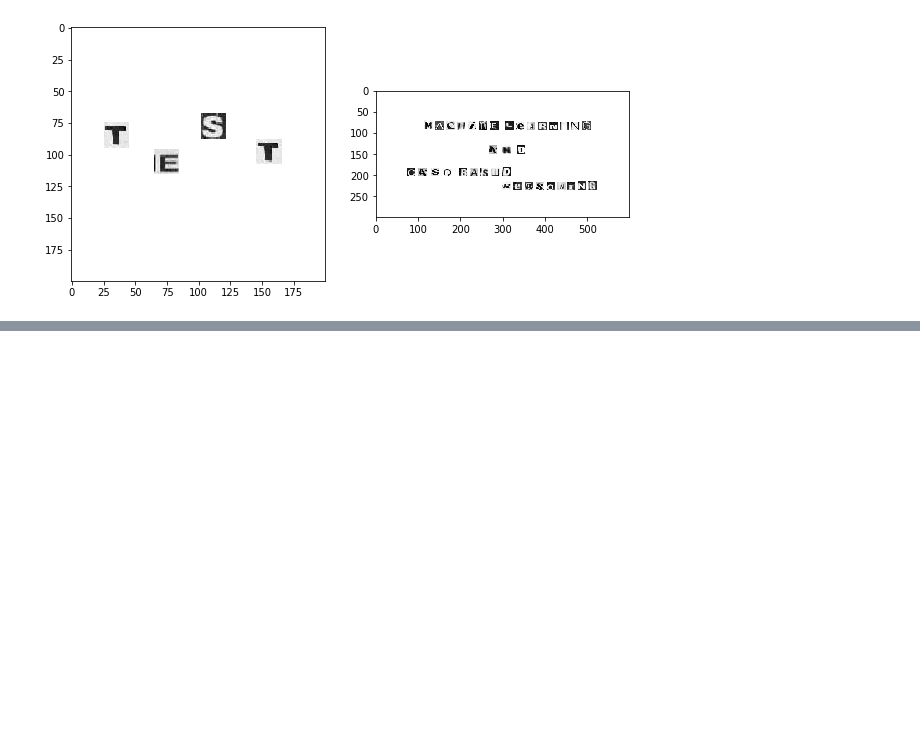
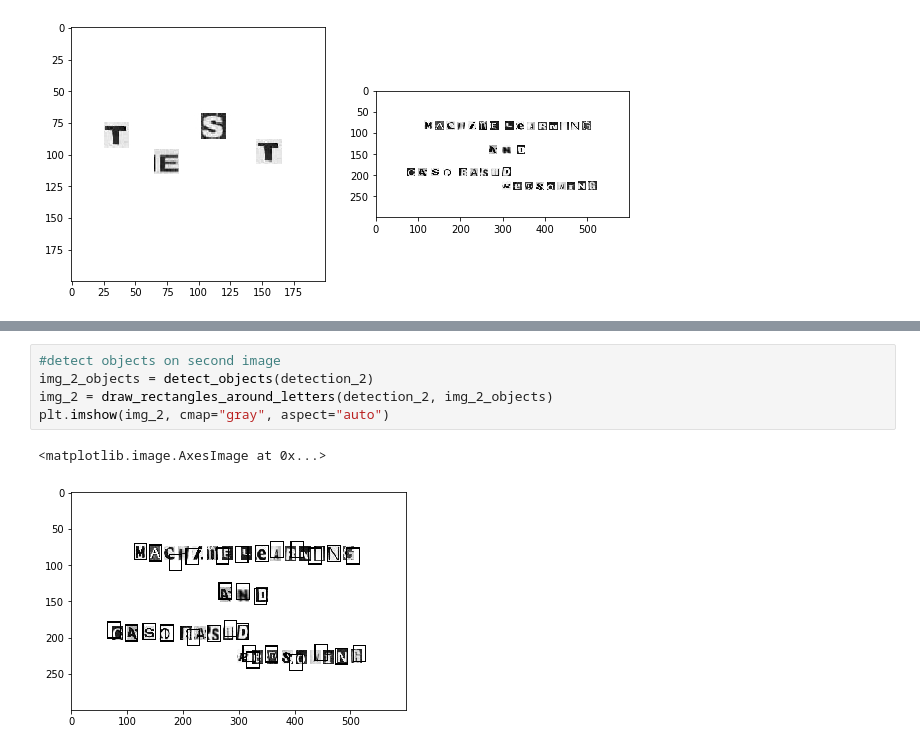
Before and after one commit to VemundFredriksen/TDT4173-Machine-Learning, a Jupyter notebook: Assignment 5/ex_5.ipynb, the cells around one changed output, grey strips where cells are left out. Cells and saved outputs as stored; diff of their text form; blank space fills up the shorter version.

```diff
--- a/Assignment 5/ex_5.ipynb
+++ b/Assignment 5/ex_5.ipynb
@@ -153,0 +163,8 @@ t
+# %%
+#detect objects on second image
+img_2_objects = detect_objects(detection_2)
+img_2 = draw_rectangles_around_letters(detection_2, img_2_objects)
+plt.imshow(img_2, cmap="gray", aspect="auto")
+# %% [output]
+<matplotlib.image.AxesImage at 0x...>
+[figure, added]
```
Also changed, not shown: parts of 9 cells of this notebook, 1 other file.
